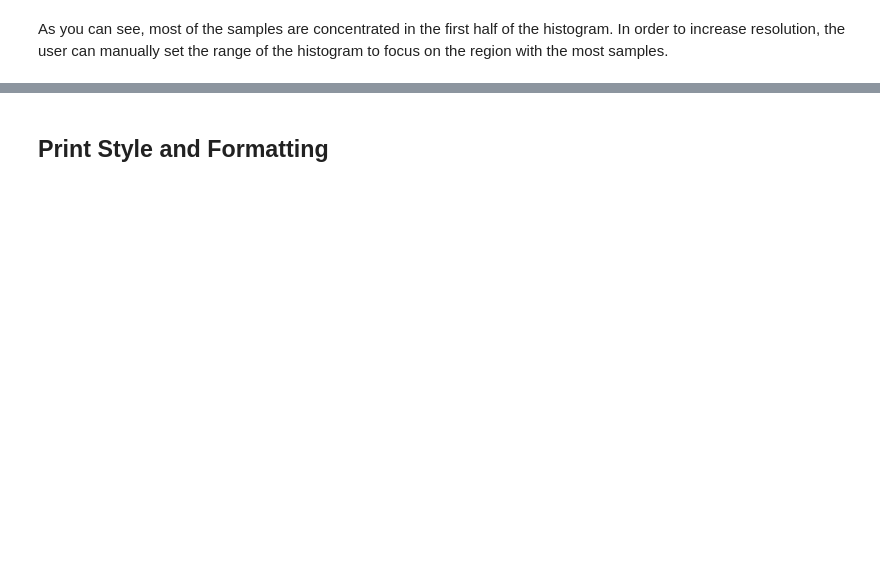
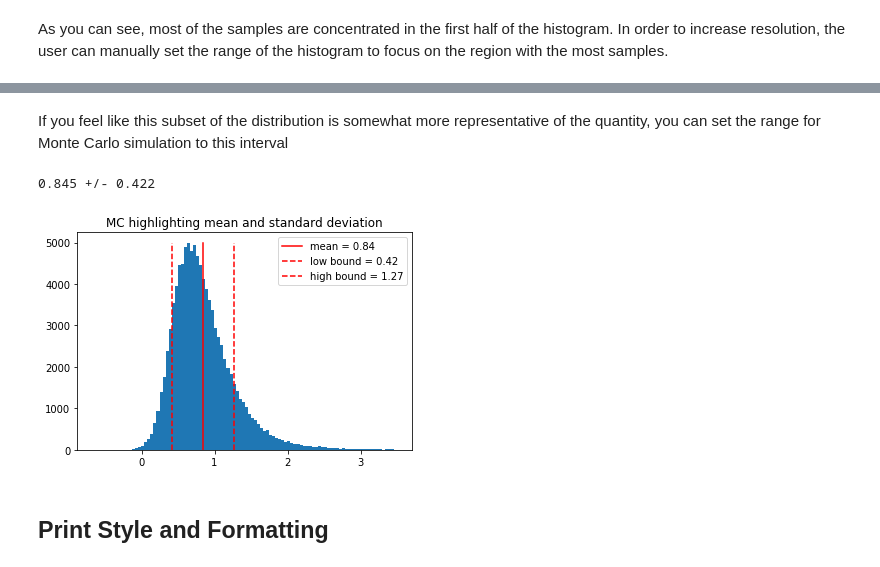
Before and after one commit to Queens-Physics/qexpy, a Jupyter notebook: examples/getting_started.ipynb, the cells around one changed output, grey strips where cells are left out. Cells and saved outputs as stored; diff of their text form; code cells hidden in the pictures; blank space fills up the shorter version.

```diff
--- a/examples/getting_started.ipynb
+++ b/examples/getting_started.ipynb
@@ -136,3 +136,14 @@ f.mc_show_histogram(range=(-1,4))
+# %% [markdown]
+If you feel like this subset of the distribution is somewhat more representative of the quantity, you can set the range for Monte Carlo simulation to this interval
+# %%
+# try setting the range
+f.mc.set_xrange(-1, 3.5)
+f.mc.use_mean_and_std()  # let's see what the mean and std is now
+print(f)
+f.mc.show_histogram()
+# %% [output]
+0.845 +/- 0.422
+[figure, added]
 # %% [markdown]
 ## Print Style and Formatting
 # %%
```
Also changed, not shown: parts of 10 cells of this notebook, 16 other files.
